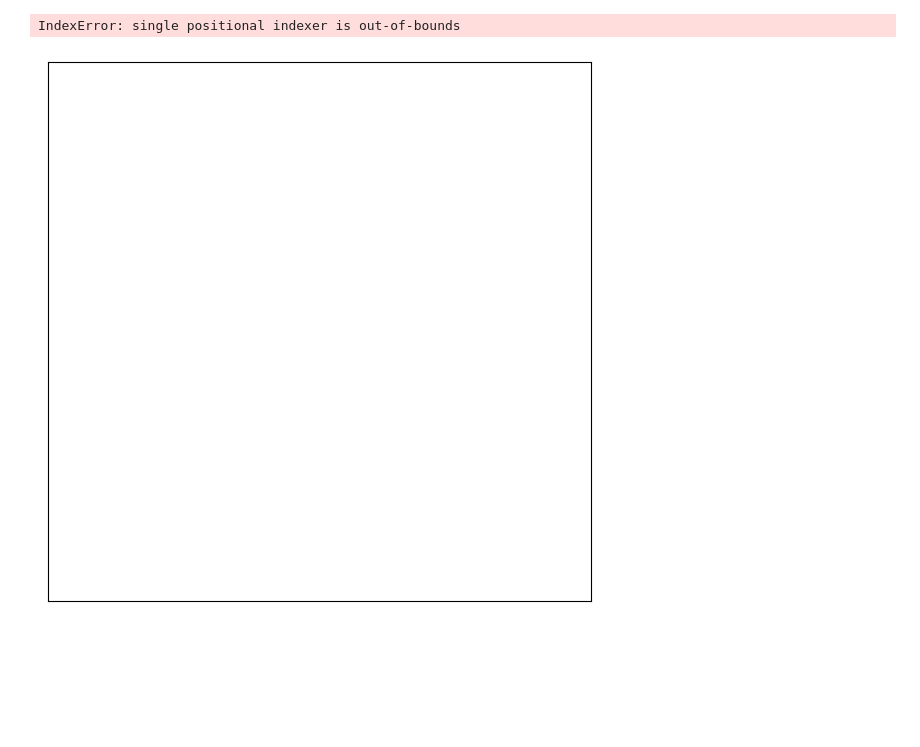
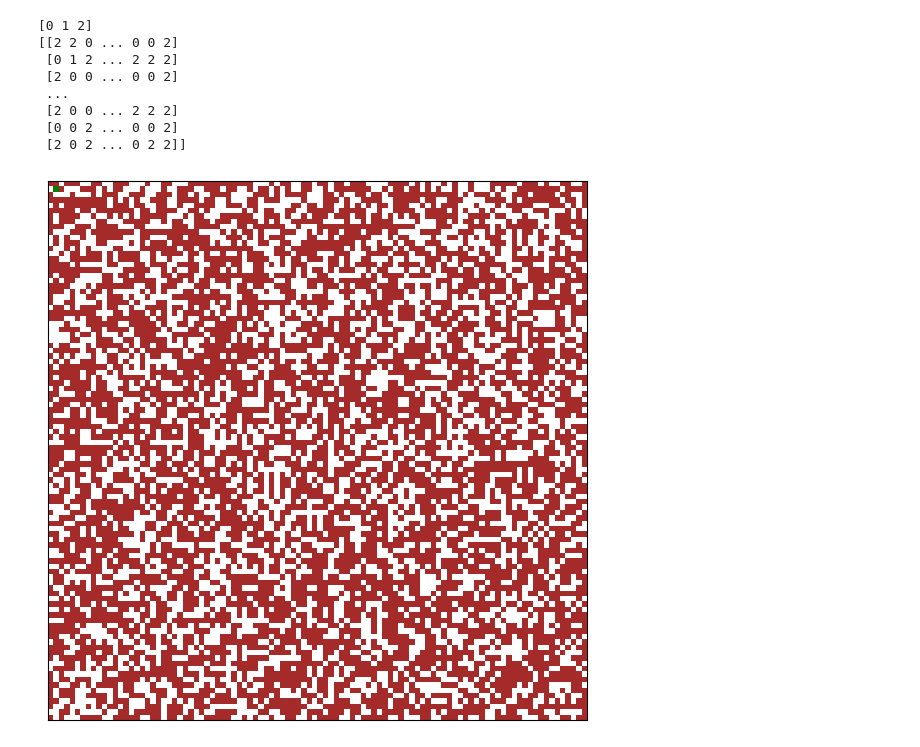
Before and after one commit to SchroderCoder/TC2008B, a Jupyter notebook: Models/CleaningModel.ipynb, the cells around one changed output. Saved outputs shown, nothing was run; the diff lists cells and outputs as text; code cells hidden in the pictures; blank space fills up the shorter version.

```diff
--- a/Models/CleaningModel.ipynb
+++ b/Models/CleaningModel.ipynb
@@ -84,14 +77,15 @@ class CleaningModel(Model):
     def __init__ (self, width, height, num_agents, dirty_percent = 0.9):
         self.num_agents = num_agents
         self.grid = MultiGrid(width, height, torus = False)
-        self.schedule = SimultaneousActivation(self)
+        self.schedule = RandomActivation(self)
         self.datacollector = DataCollector(model_reporters={"Grid": get_grid})
-        self.dirty = 1
+        self.dirty = np.zeros((width, height))
 
         dirty_cells = int (width*height* dirty_percent)
-
+        print(dirty_cells)
 
         id = 0
+
         for i in range(1, (num_agents + 1)):
                 cleaner = CleaningAgent(id, self)
                 self.grid.place_agent(cleaner, (1, 1))
@@ -101,13 +95,15 @@ class CleaningModel(Model):
         for i in range(1, dirty_cells+1):
             x, y = random.randrange(self.grid.width), random.randrange(self.grid.height)
             if self.grid.is_cell_empty((x, y)):
-                dirty = DirtyAgent(id, self, 1)
-                self.grid.place_agent(dirty, (x, y))
-                id = id + 1
+                self.dirty[x][y] = 1
 
+    def get_dirty_value(self,x,y):
+        return self.dirty[x][y]
 
-def step(self):
-        """ Ejecuta un paso de la simulación."""
+    def clean(self, x,y ):
+        self.dirty[x][y] = 0
+
+    def step(self):
         self.datacollector.collect(self)
         self.schedule.step()
 # %%
@@ -116,14 +112,18 @@ HEIGHT = 100
 DIRTY_PERCENTAGE = 0.9
 NUM_AGENTS = 2
 # Definimos el número máximo de generaciones a correr
-MAX_STEPS = 10
+MAX_STEPS = 100
 
 # Registramos el tiempo de inicio y ejecutamos la simulación
 start_time = time.time()
+
 model = CleaningModel(WIDTH, HEIGHT, NUM_AGENTS, DIRTY_PERCENTAGE)
+
+initial_grid = get_grid(model)
+print(initial_grid)
+
 for i in range(MAX_STEPS):
     model.step()
-
 # Imprimimos el tiempo que le tomó correr al modelo.
 print('Tiempo de ejecución:', str(datetime.timedelta(seconds=(time.time() - start_time))))
 # %% [output]
@@ -131,22 +147,30 @@ Tiempo de ejecución: 0:00:00.020974
 # %%
 all_grid = model.datacollector.get_model_vars_dataframe()
 # %%
-
 fig, axs = plt.subplots(figsize=(7, 7))
 axs.set_xticks([])
 axs.set_yticks([])
 
 # Define a colormap for visualization
 cmap = plt.cm.colors.ListedColormap(['white', 'green', 'brown'])
 
 patch = plt.imshow(all_grid.iloc[0][0], cmap=cmap, vmin=0, vmax=2)
 
+print(np.unique(all_grid.iloc[0][0]))
+
 def animate(i):
     patch.set_data(all_grid.iloc[i][0])
     patch.set_clim(vmin=0, vmax=2)  # Update the color limits for each frame
+    print(all_grid.iloc[i][0])
 
 anim = animation.FuncAnimation(fig, animate, frames=MAX_STEPS)
-anim = animation.FuncAnimation(fig, animate, frames=MAX_STEPS)
 # %% [output]
-IndexError: single positional indexer is out-of-bounds
+[0 1 2]
+[[2 2 0 ... 0 0 2]
+ [0 1 2 ... 2 2 2]
+ [2 0 0 ... 0 0 2]
+ ...
+ [2 0 0 ... 2 2 2]
+ [0 0 2 ... 0 0 2]
+ [2 0 2 ... 0 2 2]]
-[figure, old version]
+[figure, new version]
```
Also changed, not shown: parts of 6 cells of this notebook, 1 other file.
